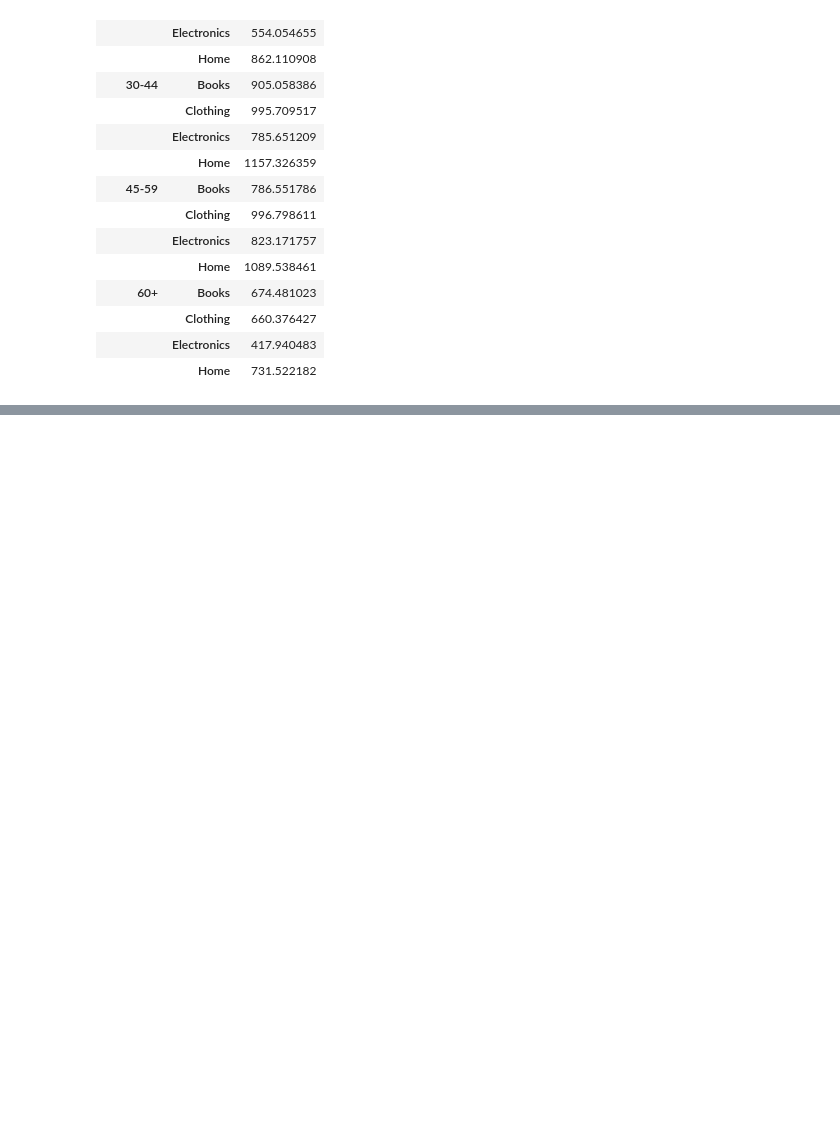
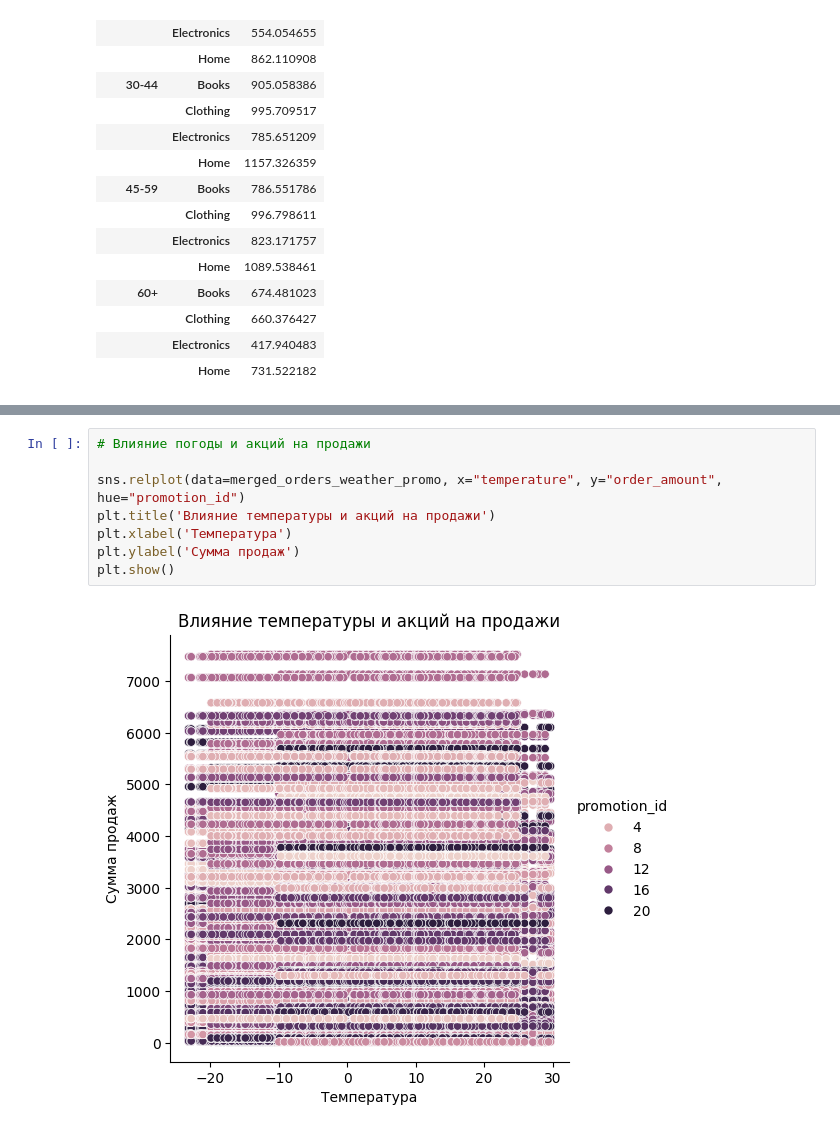
Before and after one commit to sapozhnikovk/da_final, a Jupyter notebook: DA_final_work.ipynb, the cells around one changed output, grey strips where cells are left out. Saved outputs shown, nothing was run; the diff lists cells and outputs as text; blank space fills up the shorter version.

```diff
--- a/DA_final_work.ipynb
+++ b/DA_final_work.ipynb
@@ -437,0 +465,10 @@ grouped_age_groups.head(30)
+# %%
+# Влияние погоды и акций на продажи
+
+sns.relplot(data=merged_orders_weather_promo, x="temperature", y="order_amount", hue="promotion_id")
+plt.title('Влияние температуры и акций на продажи')
+plt.xlabel('Температура')
+plt.ylabel('Сумма продаж')
+plt.show()
+# %% [output]
+[figure, added]
```
Also changed, not shown: parts of 10 cells of this notebook.
